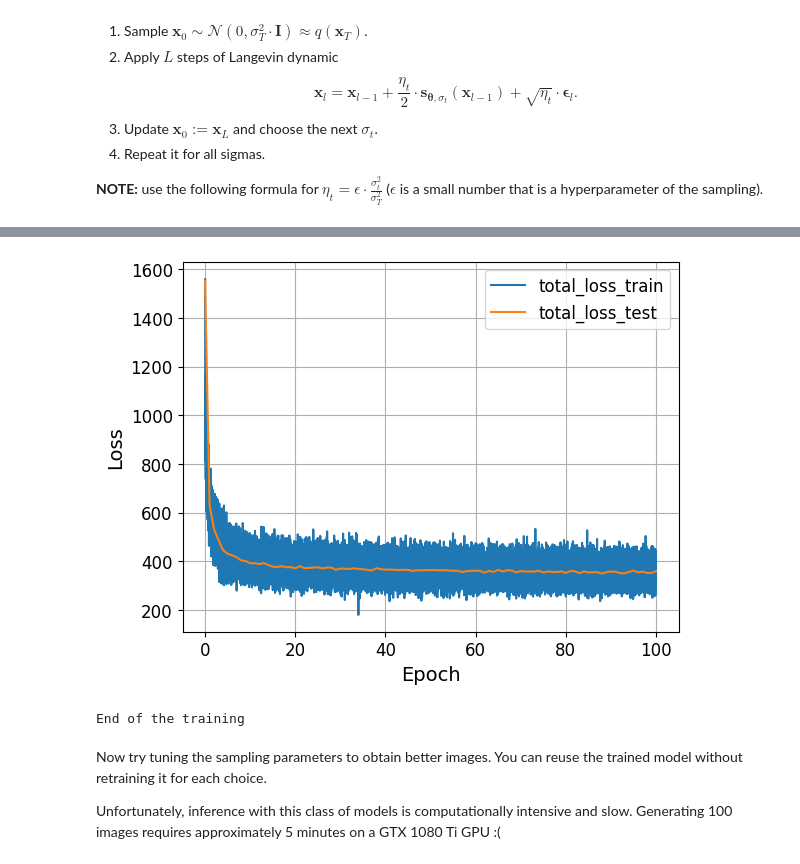
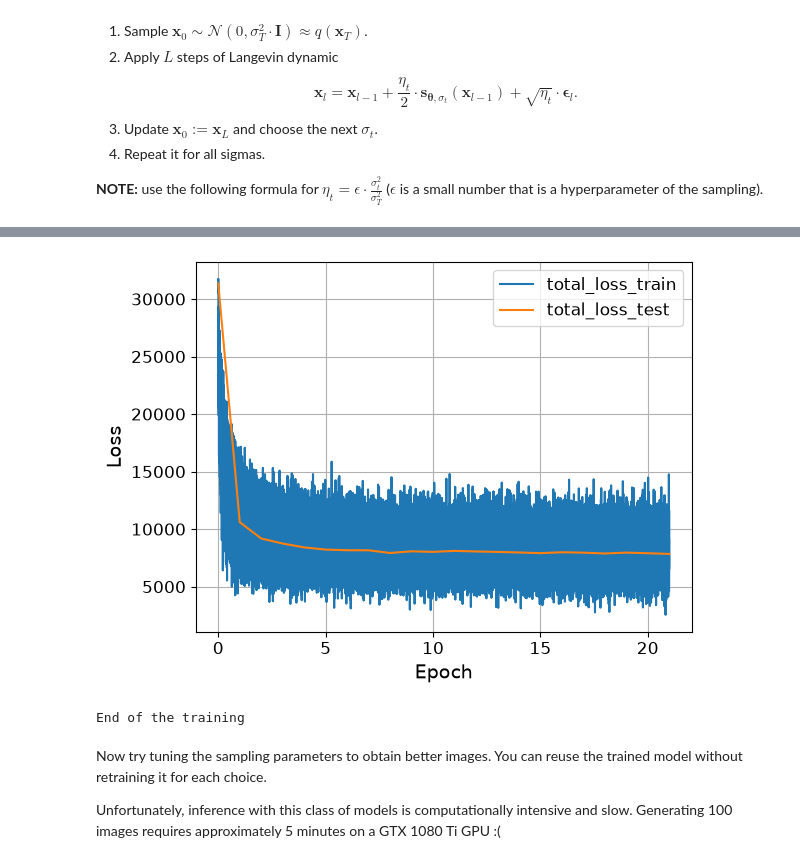
Before and after one commit to collateraris/ML_courses_GenAI_NLP, a Jupyter notebook: scientificProject/GenAI/2026/hw3.ipynb, the cells around one changed output, grey strips where cells are left out. Drawn from its saved outputs; the diff is of its cells as text; code cells hidden in the pictures.

```diff
--- a/scientificProject/GenAI/2026/hw3.ipynb
+++ b/scientificProject/GenAI/2026/hw3.ipynb
@@ -1704,7 +1708,14 @@ class ResBlock(nn.Module):
         # first block should take raw input
         # second block should take the output of the first block with added time and class embeddings
         # it is preferrable to use nn.GroupNorm (~8 groups), nn.SiLU and nn.Dropout
-
+        self.block1 = nn.Sequential(
+            nn.GroupNorm(group_count(in_channels), in_channels), nn.SiLU(),
+            nn.Conv2d(in_channels, out_channels, 3, padding=1),
+        )
+        self.block2 = nn.Sequential(
+            nn.GroupNorm(group_count(out_channels), out_channels), nn.SiLU(),
+            nn.Dropout(dropout), nn.Conv2d(out_channels, out_channels, 3, padding=1),
+        )
         # ====
 
         self.shortcut = nn.Conv2d(in_channels, out_channels, kernel_size=1) if in_channels != out_channels else nn.Identity()
@@ -1716,7 +1727,9 @@ class ResBlock(nn.Module):
         # 2) add time embedding (unsqueeze it to the right shape)
         # 3) pass the result through the second block
         # 4) add the shortcut
-
+        h = self.block1(x)
+        h = h + self.temb_proj(temb)[:, :, None, None]
+        h = self.block2(h) + self.shortcut(x)
         # ====
         return h
 # %% [markdown]
@@ -1730,13 +1743,13 @@ class DownsampleBlock(nn.Module):
         # define convolutional layer that:
         # 1) does not change the number of channels
         # 2) reduces the size of the image twice
-
+        self.conv = nn.Conv2d(channels, channels, 3, stride=2, padding=1)
         # ====
 
     def forward(self, input_tensor: torch.Tensor, *args) -> torch.Tensor:
         # ====
         # your code
-
+        x = self.conv(input_tensor)
         # ====
         return x
 
@@ -1748,7 +1761,7 @@ class UpsampleBlock(nn.Module):
         # define convolutional layer that:
         # 1) does not change the number of channels
         # 2) does not reduce the size of the image
-
+        self.conv = nn.Conv2d(channels, channels, 3, padding=1)
         # ====
 
     def forward(self, input_tensor: torch.Tensor, *args) -> torch.Tensor:
@@ -1756,7 +1769,8 @@ class UpsampleBlock(nn.Module):
         # your code
         # 1) upsample the input tensor using bilinear interpolation
         # 2) pass the result through the convolutional layer
-
+        x = F.interpolate(input_tensor, scale_factor=2, mode="bilinear", align_corners=False)
+        x =  self.conv(x)
         # ====
         return x
 # %% [markdown]
@@ -1986,17 +2032,17 @@ test_ncsn()
 # ====
 # your code
 # choose these parameters
-BATCH_SIZE =
-LR =
-EPOCHS =
-HIDDEN_CHANNELS =
-CHANNEL_MULTIPLIERS =
-NUM_BLOCKS =
+BATCH_SIZE = 16
+LR = 2e-4
+EPOCHS = 21
+HIDDEN_CHANNELS = 32
+CHANNEL_MULTIPLIERS = [1, 2, 2, 4]
+NUM_BLOCKS = 1
 
-sigma_max =
-sigma_min =
-L =
-SIGMAS =
+sigma_max = 1.0
+sigma_min = 0.01
+L = 10
+SIGMAS = np.geomspace(sigma_min, sigma_max, L).tolist()
 # ====
 
 centered_train_data = train_data * 2 - 1
@@ -2031,4 +2077,4 @@ Epoch: 100, loss: 355.86198154068967
-[figure, old version]
+[figure, new version]
 End of the training
 # %% [markdown]
 Now try tuning the sampling parameters to obtain better images. You can reuse the trained model without retraining it for each choice.
```
Also changed, not shown: parts of 5 cells of this notebook.
